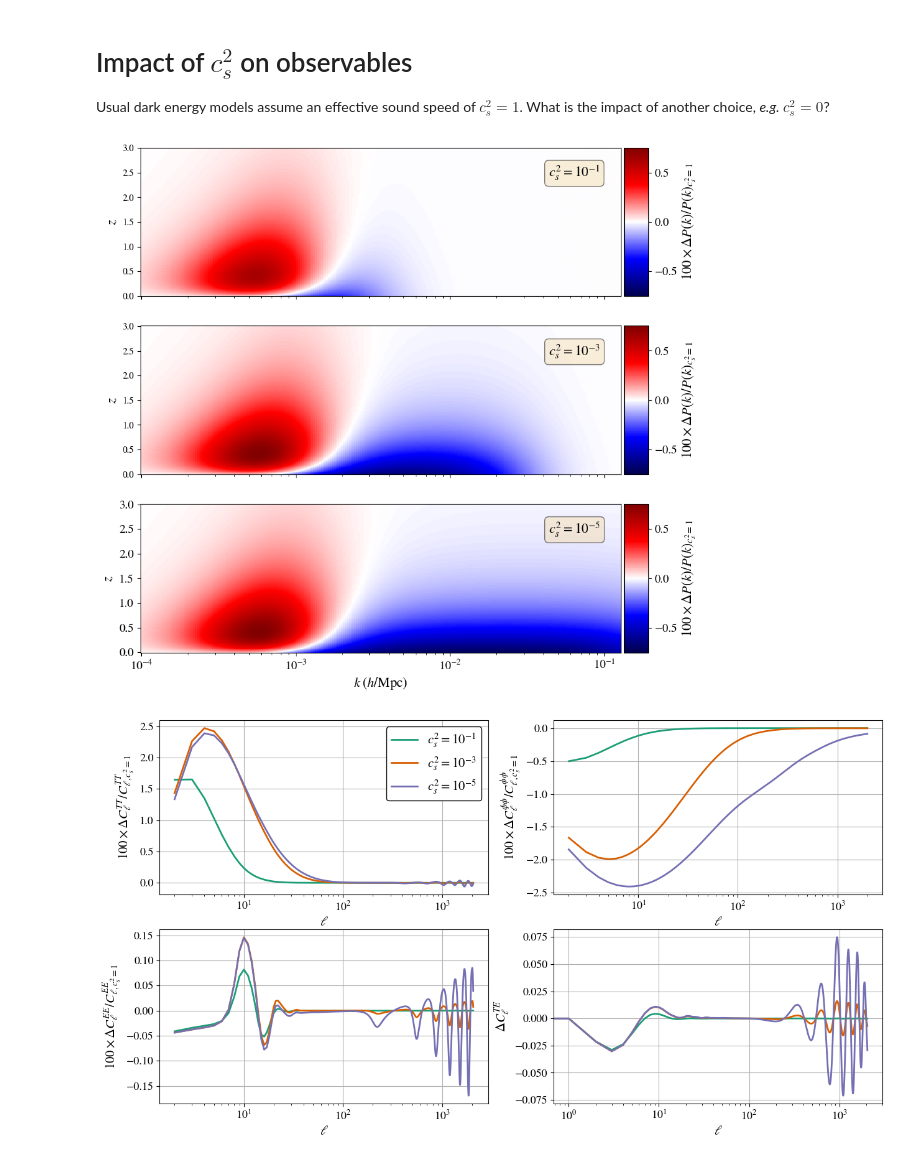
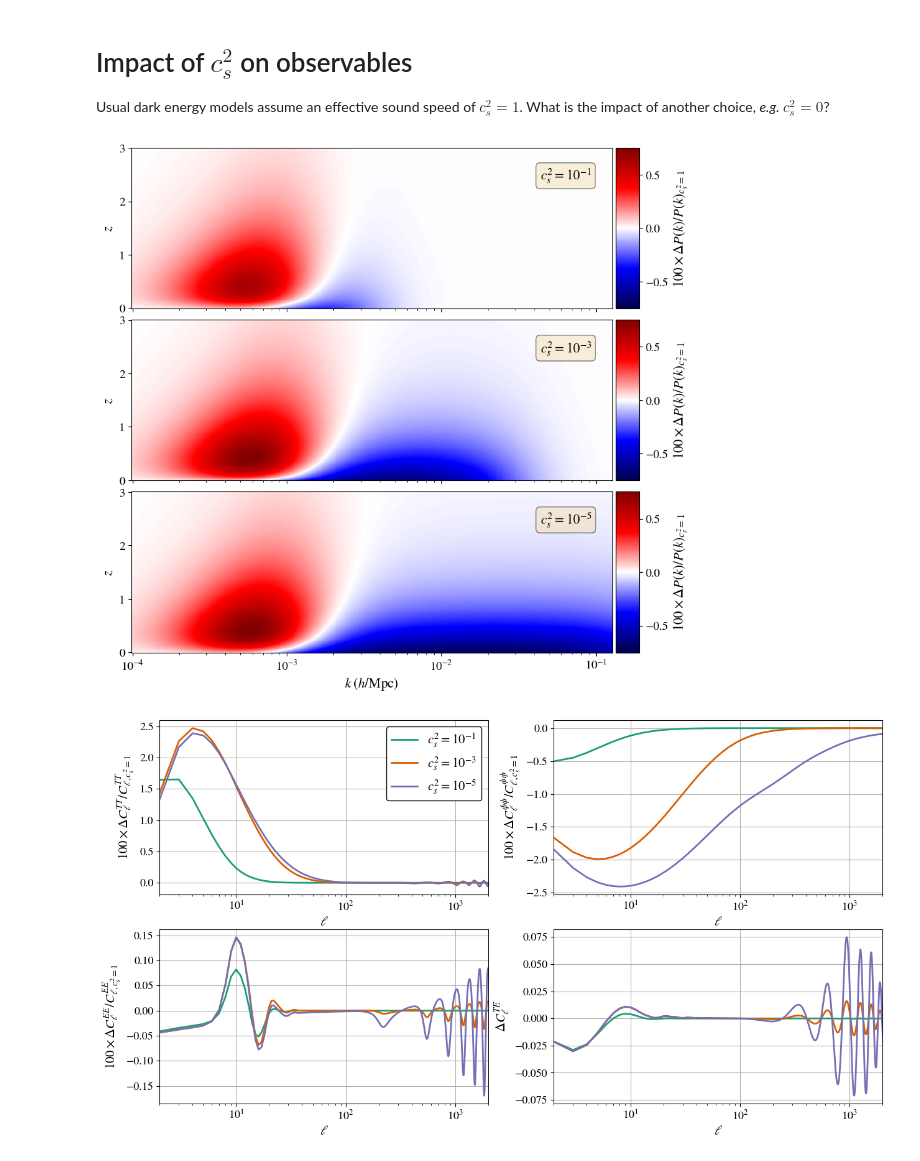
Before and after one commit to joaoreboucas1/cs2-project, a Jupyter notebook: analysis/cs2_impact_fluid.ipynb, the cells around one changed output. Saved outputs shown, nothing was run; the diff lists cells and outputs as text; code cells hidden in the pictures.

```diff
--- a/analysis/cs2_impact_fluid.ipynb
+++ b/analysis/cs2_impact_fluid.ipynb
@@ -76,36 +76,36 @@ for name, case in cases.items():
 # Plot P(k)
 from mpl_toolkits.axes_grid1 import make_axes_locatable
 from matplotlib.colors import Normalize
 
 # Precomputing min and max relative errors for unifying the colormaps in each axis
-fig, axs = plt.subplots(len(cases)-1, 1, sharex=True, sharey=True, figsize=(10, 10))
+fig, axs = plt.subplots(len(cases)-1, 1, sharex=True, sharey=True, figsize=(10, 10), gridspec_kw={"hspace": 0.07})
 scale = -np.inf
 for name, case in cases.items():
     if name == "quint": continue
     relative_errors = 100*(np.abs(case["P_lin"]/cases["quint"]["P_lin"] - 1))
     scale = max(scale, np.amax(relative_errors))
 
 norm = Normalize(vmin=-scale, vmax=scale)
 
 for i, (name, case) in enumerate(cases.items()):
     if name == "quint": continue
     ax = axs[i-1]
     relative_errors = 100*(case["P_lin"]/cases["quint"]["P_lin"] - 1)
     mesh = ax.pcolormesh(ks, redshifts, relative_errors, cmap="seismic", norm=norm)
     ax.set_xscale('log')
     divider = make_axes_locatable(ax)
     cax = divider.append_axes('right', size='5%', pad=0.05)
     fig.colorbar(mesh, cax=cax, orientation="vertical")
     cax.set_ylabel(r"$100 \times \Delta P(k)/P(k)_{c_s^2 = 1}$", fontsize=15)
     cax.tick_params(labelsize=13)
     ax.set_ylabel(r"$z$", fontsize=15)
     ax.text(0.85, 0.8, case["label"], transform=ax.transAxes, bbox={'boxstyle': 'round', 'facecolor': 'wheat', 'alpha': 0.5}, fontsize=15)
 
-axs[-1].tick_params(labelsize=13)
+for ax in axs: ax.tick_params(labelsize=13)
 axs[-1].set_xlabel(r"$k \; (h/\mathrm{Mpc})$", fontsize=15)
 plt.savefig("plots/cs2_impact_pk_ppf.png", bbox_inches="tight")
 # %% [output]
-[figure, old version]
+[figure, new version]
 # %%
 # Plot CMB
 fig, axs = plt.subplots(2, 2, figsize=(15, 8), gridspec_kw={'wspace': 0.2, 'hspace': 0.2})
@@ -139,6 +139,7 @@ axs[0, 0].legend(fontsize=15, frameon=True, framealpha=1, edgecolor="black")
 for ax in axs.flatten():
     ax.tick_params(axis='both', which='major', labelsize=13)
     ax.grid()
+    ax.set_xlim([2, 2000])
 plt.savefig("plots/cs2_impact_cmb_ppf.pdf", bbox_inches="tight")
 # %% [output]
-[figure, old version]
+[figure, new version]
```
Also changed, not shown: 1 other file.
